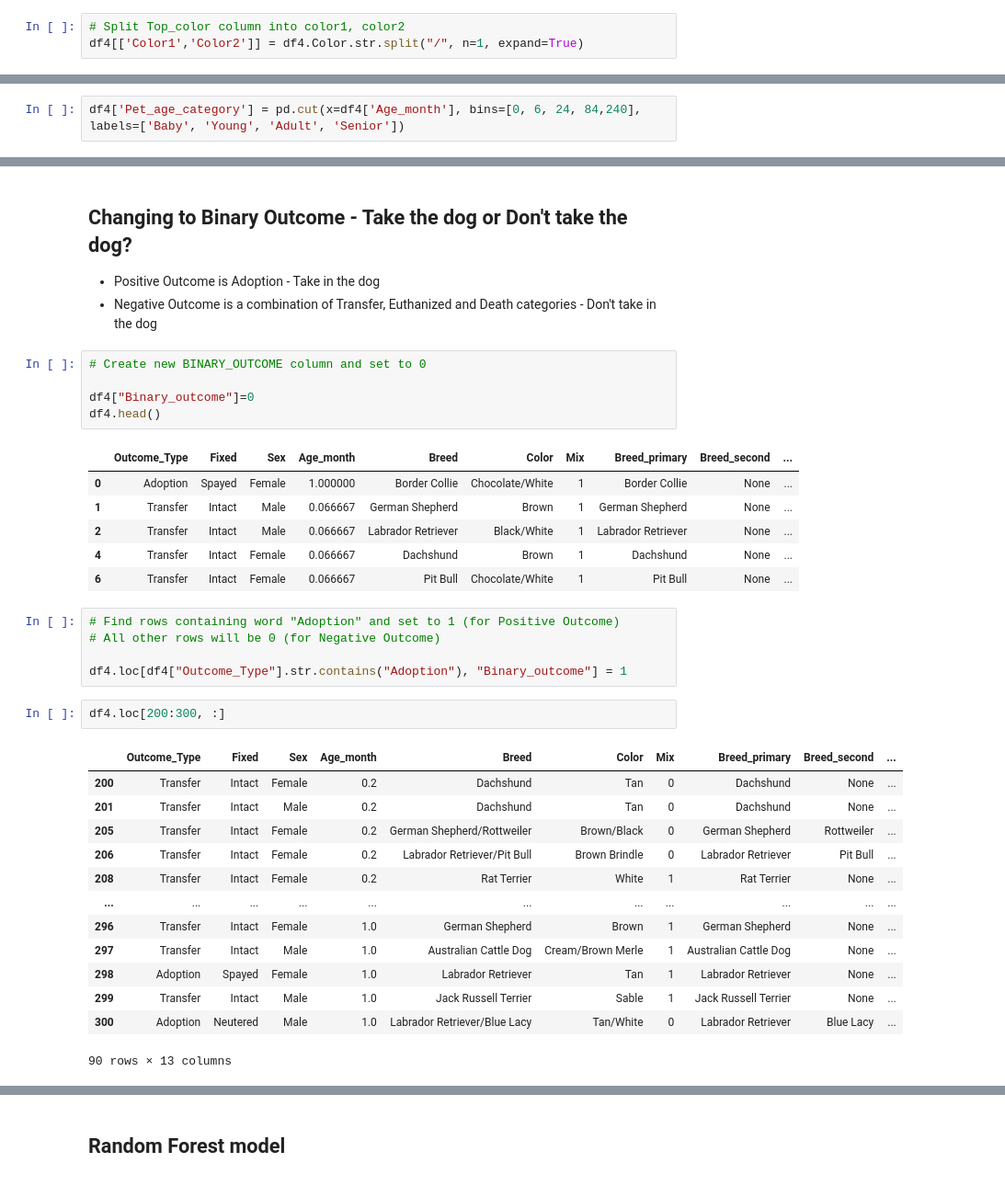
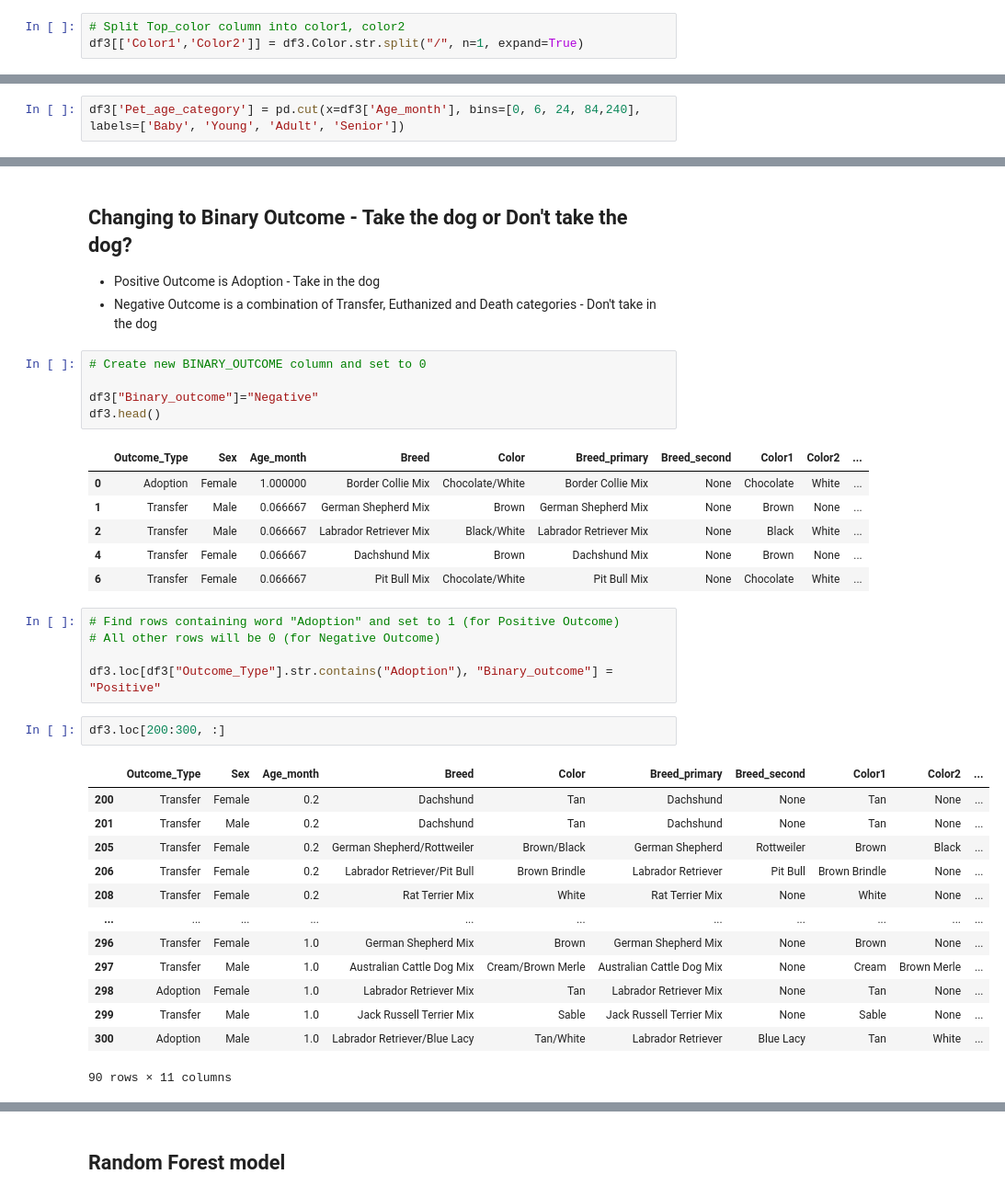
Before and after one commit to kellypriest/project-3, a Jupyter notebook: model_rf_65_BiOut_Mix_Breed_Color_BinAge_1Hot.ipynb, the cells around one changed output, grey strips where cells are left out. Shown: that part at 92% size. Saved outputs shown, nothing was run; the diff lists cells and outputs as text.

```diff
--- a/model_rf_65_BiOut_Mix_Breed_Color_BinAge_1Hot.ipynb
+++ b/model_rf_65_BiOut_Mix_Breed_Color_BinAge_1Hot.ipynb
@@ -346,5 +290,5 @@ df4.loc[150:160, :]
 * How does option2 effect RF/LogReg models?
 # %%
 # Split Top_color column into color1, color2
-df4[['Color1','Color2']] = df4.Color.str.split("/", n=1, expand=True)
+df3[['Color1','Color2']] = df3.Color.str.split("/", n=1, expand=True)
 # %%
@@ -429,5 +373,5 @@ Name: Color2, dtype: int64
 * Adult: 2 years-7years
 * Senior: 7+
 # %%
-df4['Pet_age_category'] = pd.cut(x=df4['Age_month'], bins=[0, 6, 24, 84,240], labels=['Baby', 'Young', 'Adult', 'Senior'])
+df3['Pet_age_category'] = pd.cut(x=df3['Age_month'], bins=[0, 6, 24, 84,240], labels=['Baby', 'Young', 'Adult', 'Senior'])
 # %%
@@ -456,34 +400,34 @@ Name: Pet_age_category, dtype: int64
 # %%
 # Create new BINARY_OUTCOME column and set to 0
 
-df4["Binary_outcome"]=0
-df4.head()
+df3["Binary_outcome"]="Negative"
+df3.head()
 # %% [output]
-|  | Outcome_Type | Fixed | Sex | Age_month | Breed | Color | Mix | Breed_primary | Breed_second | ... |
-| 0 | Adoption | Spayed | Female | 1.000000 | Border Collie | Chocolate/White | 1 | Border Collie | None | ... |
-| 1 | Transfer | Intact | Male | 0.066667 | German Shepherd | Brown | 1 | German Shepherd | None | ... |
-| 2 | Transfer | Intact | Male | 0.066667 | Labrador Retriever | Black/White | 1 | Labrador Retriever | None | ... |
-| 4 | Transfer | Intact | Female | 0.066667 | Dachshund | Brown | 1 | Dachshund | None | ... |
-| 6 | Transfer | Intact | Female | 0.066667 | Pit Bull | Chocolate/White | 1 | Pit Bull | None | ... |
+|  | Outcome_Type | Sex | Age_month | Breed | Color | Breed_primary | Breed_second | Color1 | Color2 | ... |
+| 0 | Adoption | Female | 1.000000 | Border Collie Mix | Chocolate/White | Border Collie Mix | None | Chocolate | White | ... |
+| 1 | Transfer | Male | 0.066667 | German Shepherd Mix | Brown | German Shepherd Mix | None | Brown | None | ... |
+| 2 | Transfer | Male | 0.066667 | Labrador Retriever Mix | Black/White | Labrador Retriever Mix | None | Black | White | ... |
+| 4 | Transfer | Female | 0.066667 | Dachshund Mix | Brown | Dachshund Mix | None | Brown | None | ... |
+| 6 | Transfer | Female | 0.066667 | Pit Bull Mix | Chocolate/White | Pit Bull Mix | None | Chocolate | White | ... |
 # %%
 # Find rows containing word "Adoption" and set to 1 (for Positive Outcome)
 # All other rows will be 0 (for Negative Outcome)
 
-df4.loc[df4["Outcome_Type"].str.contains("Adoption"), "Binary_outcome"] = 1
+df3.loc[df3["Outcome_Type"].str.contains("Adoption"), "Binary_outcome"] = "Positive"
 # %%
-df4.loc[200:300, :]
+df3.loc[200:300, :]
 # %% [output]
-|  | Outcome_Type | Fixed | Sex | Age_month | Breed | Color | Mix | Breed_primary | Breed_second | ... |
-| 200 | Transfer | Intact | Female | 0.2 | Dachshund | Tan | 0 | Dachshund | None | ... |
-| 201 | Transfer | Intact | Male | 0.2 | Dachshund | Tan | 0 | Dachshund | None | ... |
-| 205 | Transfer | Intact | Female | 0.2 | German Shepherd/Rottweiler | Brown/Black | 0 | German Shepherd | Rottweiler | ... |
-| 206 | Transfer | Intact | Female | 0.2 | Labrador Retriever/Pit Bull | Brown Brindle | 0 | Labrador Retriever | Pit Bull | ... |
-| 208 | Transfer | Intact | Female | 0.2 | Rat Terrier | White | 1 | Rat Terrier | None | ... |
+|  | Outcome_Type | Sex | Age_month | Breed | Color | Breed_primary | Breed_second | Color1 | Color2 | ... |
+| 200 | Transfer | Female | 0.2 | Dachshund | Tan | Dachshund | None | Tan | None | ... |
+| 201 | Transfer | Male | 0.2 | Dachshund | Tan | Dachshund | None | Tan | None | ... |
+| 205 | Transfer | Female | 0.2 | German Shepherd/Rottweiler | Brown/Black | German Shepherd | Rottweiler | Brown | Black | ... |
+| 206 | Transfer | Female | 0.2 | Labrador Retriever/Pit Bull | Brown Brindle | Labrador Retriever | Pit Bull | Brown Brindle | None | ... |
+| 208 | Transfer | Female | 0.2 | Rat Terrier Mix | White | Rat Terrier Mix | None | White | None | ... |
 | ... | ... | ... | ... | ... | ... | ... | ... | ... | ... | ... |
-| 296 | Transfer | Intact | Female | 1.0 | German Shepherd | Brown | 1 | German Shepherd | None | ... |
-| 297 | Transfer | Intact | Male | 1.0 | Australian Cattle Dog | Cream/Brown Merle | 1 | Australian Cattle Dog | None | ... |
-| 298 | Adoption | Spayed | Female | 1.0 | Labrador Retriever | Tan | 1 | Labrador Retriever | None | ... |
-| 299 | Transfer | Intact | Male | 1.0 | Jack Russell Terrier | Sable | 1 | Jack Russell Terrier | None | ... |
-| 300 | Adoption | Neutered | Male | 1.0 | Labrador Retriever/Blue Lacy | Tan/White | 0 | Labrador Retriever | Blue Lacy | ... |
+| 296 | Transfer | Female | 1.0 | German Shepherd Mix | Brown | German Shepherd Mix | None | Brown | None | ... |
+| 297 | Transfer | Male | 1.0 | Australian Cattle Dog Mix | Cream/Brown Merle | Australian Cattle Dog Mix | None | Cream | Brown Merle | ... |
+| 298 | Adoption | Female | 1.0 | Labrador Retriever Mix | Tan | Labrador Retriever Mix | None | Tan | None | ... |
+| 299 | Transfer | Male | 1.0 | Jack Russell Terrier Mix | Sable | Jack Russell Terrier Mix | None | Sable | None | ... |
+| 300 | Adoption | Male | 1.0 | Labrador Retriever/Blue Lacy | Tan/White | Labrador Retriever | Blue Lacy | Tan | White | ... |
-90 rows × 13 columns
+90 rows × 11 columns
 # %% [markdown]
```
Also changed, not shown: parts of 63 cells of this notebook, 1 other file.
